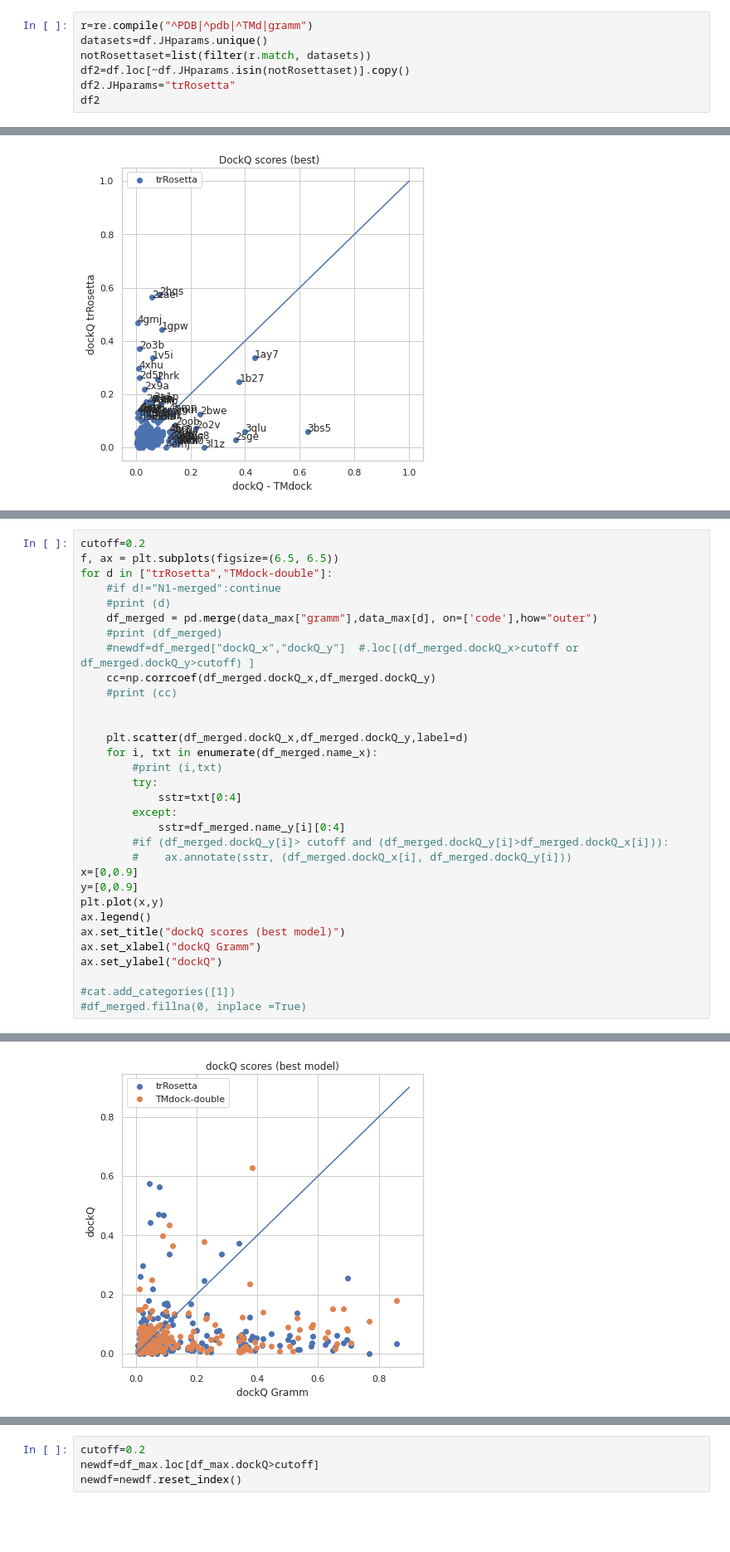
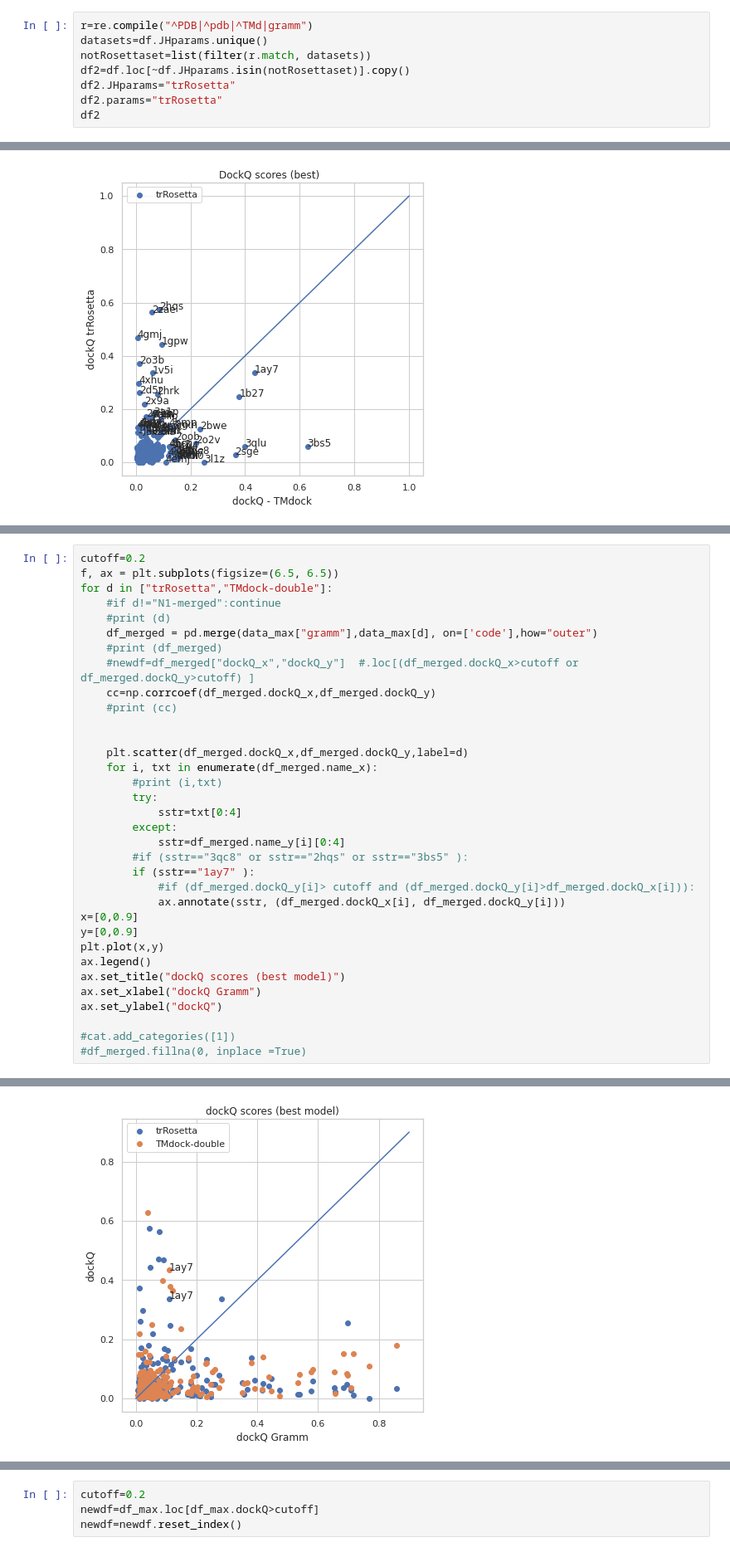
Before and after one commit to ElofssonLab/bioinfo-toolbox, a Jupyter notebook: trRosetta/csvplot.ipynb, the cells around one changed output, grey strips where cells are left out. Shown at 83% size. Saved outputs shown, nothing was run; the diff lists cells and outputs as text; blank space fills up the shorter version.

```diff
--- a/trRosetta/csvplot.ipynb
+++ b/trRosetta/csvplot.ipynb
@@ -28,6 +28,7 @@ datasets=df.JHparams.unique()
 notRosettaset=list(filter(r.match, datasets))
 df2=df.loc[~df.JHparams.isin(notRosettaset)].copy()
 df2.JHparams="trRosetta"
+df2.params="trRosetta"
 df2
 # %% [output]
 |  | name | JHparams | lenA | lenB | msa | msaA | msaB | dockQ | fnat | iRMS | ... | ... |
@@ -577,33 +578,35 @@ cutoff=0.2
 f, ax = plt.subplots(figsize=(6.5, 6.5))
 for d in ["trRosetta","TMdock-double"]:
     #if d!="N1-merged":continue
     #print (d)
     df_merged = pd.merge(data_max["gramm"],data_max[d], on=['code'],how="outer")
     #print (df_merged)
     #newdf=df_merged["dockQ_x","dockQ_y"]  #.loc[(df_merged.dockQ_x>cutoff or df_merged.dockQ_y>cutoff) ]
     cc=np.corrcoef(df_merged.dockQ_x,df_merged.dockQ_y)
     #print (cc)
 
 
     plt.scatter(df_merged.dockQ_x,df_merged.dockQ_y,label=d)
     for i, txt in enumerate(df_merged.name_x):
         #print (i,txt)
         try:
             sstr=txt[0:4]
         except:
             sstr=df_merged.name_y[i][0:4]
-        #if (df_merged.dockQ_y[i]> cutoff and (df_merged.dockQ_y[i]>df_merged.dockQ_x[i])):
-        #    ax.annotate(sstr, (df_merged.dockQ_x[i], df_merged.dockQ_y[i]))
+        #if (sstr=="3qc8" or sstr=="2hqs" or sstr=="3bs5" ):
+        if (sstr=="1ay7" ):
+            #if (df_merged.dockQ_y[i]> cutoff and (df_merged.dockQ_y[i]>df_merged.dockQ_x[i])):
+            ax.annotate(sstr, (df_merged.dockQ_x[i], df_merged.dockQ_y[i]))
 x=[0,0.9]
 y=[0,0.9]
 plt.plot(x,y)
 ax.legend()
 ax.set_title("dockQ scores (best model)")
 ax.set_xlabel("dockQ Gramm")
 ax.set_ylabel("dockQ")
 
 #cat.add_categories([1])
 #df_merged.fillna(0, inplace =True)
 # %% [output]
 Text(0, 0.5, 'dockQ')
-[figure, old version]
+[figure, new version]
```
Also changed, not shown: parts of 32 cells of this notebook, 1 other file.
